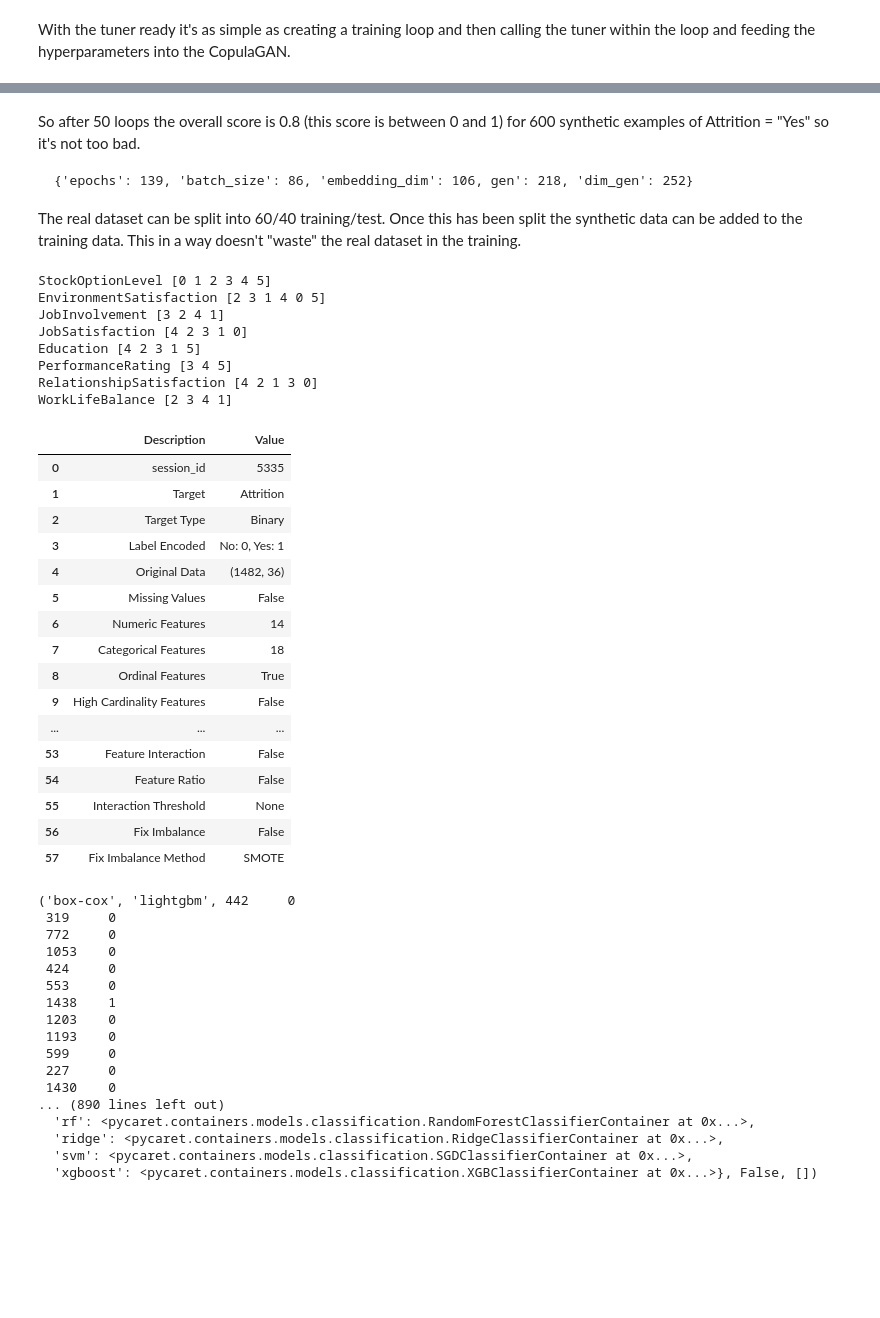
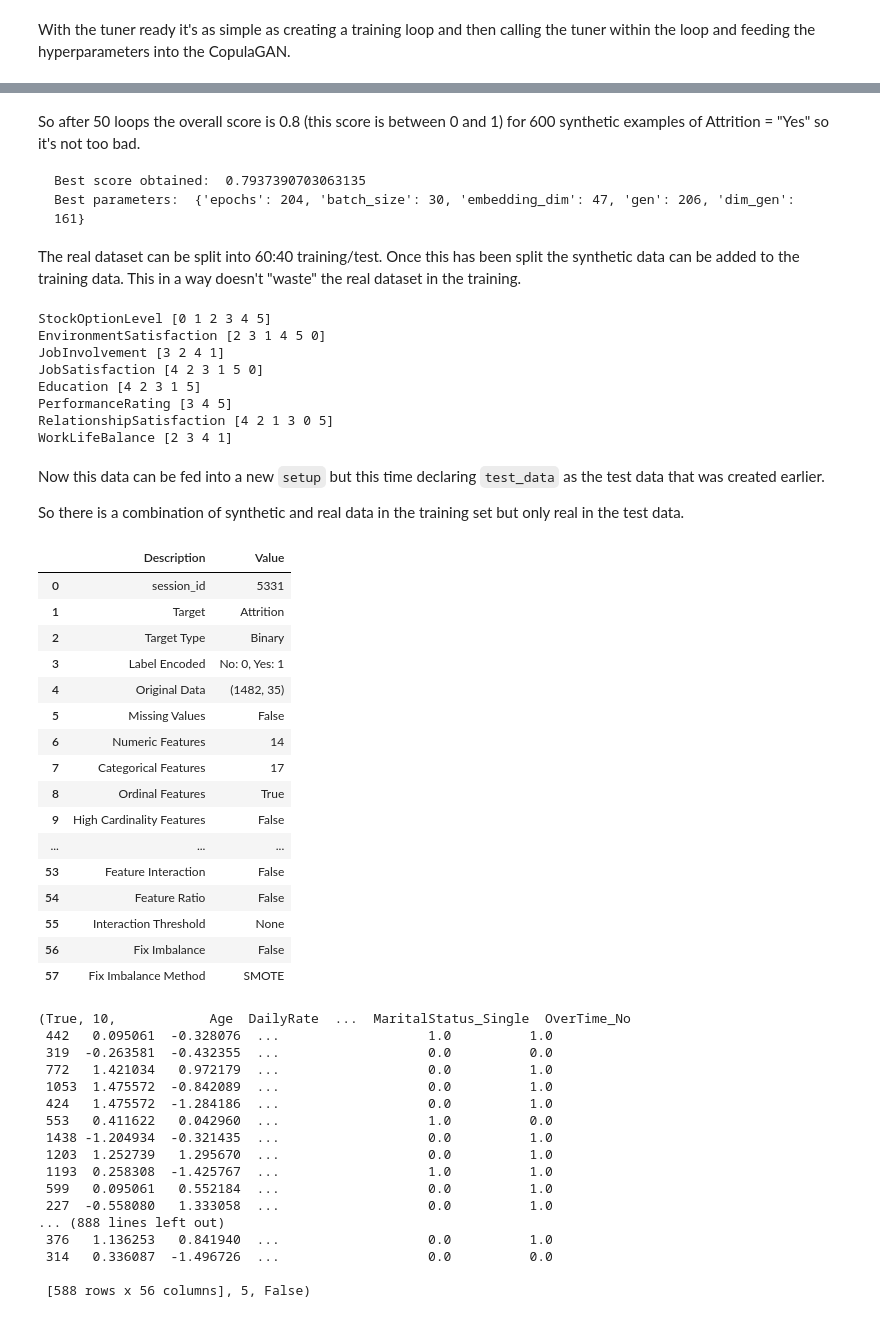
Before and after one commit to Oufattole/HR-Attrition, a Jupyter notebook: Predicting_employee_attrition.ipynb, the cells around one changed output, grey strips where cells are left out. Saved outputs shown, nothing was run; the diff lists cells and outputs as text; code cells hidden in the pictures; blank space fills up the shorter version.

Commit message:
Added model

````diff
--- a/Predicting_employee_attrition.ipynb
+++ b/Predicting_employee_attrition.ipynb
@@ -289,7 +324,7 @@ tuner = GCPTuner(Tunable({
           'batch_size' : hp.IntHyperParam(min = 1, max = 100),
           'embedding_dim' : hp.IntHyperParam(min = 1, max = 200),
           'gen' : hp.IntHyperParam(min = 1, max = 500),
-          'dim_gen' : hp.IntHyperParam(min = 1, max = 500)
+          'dim_gen' : hp.IntHyperParam(min = 1, max = 500),
         }))
 # %% [markdown]
 With the tuner ready it's as simple as creating a training loop and then calling the tuner within the loop and feeding the hyperparameters into the CopulaGAN.
@@ -359,9 +395,10 @@ Best parameters:  {'epochs': 139, 'batch_size': 86, 'embedding_dim': 106, 'gen':
 So after 50 loops the overall score is 0.8 (this score is between 0 and 1) for 600 synthetic examples of Attrition = "Yes" so it's not too bad.
 
 ```
-{'epochs': 139, 'batch_size': 86, 'embedding_dim': 106, gen': 218, 'dim_gen': 252}
+Best score obtained:  0.7937390703063135
+Best parameters:  {'epochs': 204, 'batch_size': 30, 'embedding_dim': 47, 'gen': 206, 'dim_gen': 161}
 ```
-The real dataset can be split into 60/40 training/test. Once this has been split the synthetic data can be added to the training data. This in a way doesn't "waste" the real dataset in the training.
+The real dataset can be split into 60:40 training/test. Once this has been split the synthetic data can be added to the training data. This in a way doesn't "waste" the real dataset in the training.
 # %%
 # Split real data into training + test set
 train, test, target_train, target_test = train_test_split(hr_data.drop("Attrition", axis = 1), hr_data["Attrition"], test_size = 0.4, random_state = 42)
@@ -377,48 +414,52 @@ for feat in list(ord_feats.keys()):
   print(feat, input[feat].unique())
 # %% [output]
 StockOptionLevel [0 1 2 3 4 5]
-EnvironmentSatisfaction [2 3 1 4 0 5]
+EnvironmentSatisfaction [2 3 1 4 5 0]
 JobInvolvement [3 2 4 1]
-JobSatisfaction [4 2 3 1 0]
+JobSatisfaction [4 2 3 1 5 0]
 Education [4 2 3 1 5]
 PerformanceRating [3 4 5]
-RelationshipSatisfaction [4 2 1 3 0]
+RelationshipSatisfaction [4 2 1 3 0 5]
 WorkLifeBalance [2 3 4 1]
 # %%
 ord_feats = {"StockOptionLevel" : ["0", "1", "2", "3", "4", "5"],
              "EnvironmentSatisfaction" : ["0", "1", "2", "3", "4", "5"],
              "JobInvolvement" : ["1", "2", "3", "4"],
-             "JobSatisfaction" : ["0", "1", "2", "3", "4"],
+             "JobSatisfaction" : ["0", "1", "2", "3", "4", "5"],
              "Education" : ["1", "2", "3", "4", "5"],
              "PerformanceRating" : ["3", "4", "5"],
-             "RelationshipSatisfaction" : ["0", "1", "2", "3", "4"],
+             "RelationshipSatisfaction" : ["0", "1", "2", "3", "4", "5"],
              "WorkLifeBalance" : ["1", "2", "3", "4"]}
+# %% [markdown]
+Now this data can be fed into a new `setup` but this time declaring `test_data` as the test data that was created earlier.
+
+So there is a combination of synthetic and real data in the training set but only real in the test data.
 # %%
 # Run pycaret setup
 setup(input,
       target = target,
       test_data = test,
       transformation = True,
-      train_size = 0.7, pca = True,
+      train_size = 0.7,
       numeric_features = cont_feats,
       categorical_features = cat_feats,
       ordinal_features = ord_feats,
       ignore_features = ignore,
       normalize = True,
       normalize_method = "zscore",
       data_split_stratify = True,
       ignore_low_variance = True,
       silent = True)
 # %% [output]
 |  | Description | Value |
-| 0 | session_id | 5335 |
+| 0 | session_id | 5331 |
 | 1 | Target | Attrition |
 | 2 | Target Type | Binary |
 | 3 | Label Encoded | No: 0, Yes: 1 |
-| 4 | Original Data | (1482, 36) |
+| 4 | Original Data | (1482, 35) |
 | 5 | Missing Values | False |
 | 6 | Numeric Features | 14 |
-| 7 | Categorical Features | 18 |
+| 7 | Categorical Features | 17 |
 | 8 | Ordinal Features | True |
 | 9 | High Cardinality Features | False |
 | ... | ... | ... |
@@ -427,23 +468,23 @@ setup(input,
 | 55 | Interaction Threshold | None |
 | 56 | Fix Imbalance | False |
 | 57 | Fix Imbalance Method | SMOTE |
-('box-cox', 'lightgbm', 442     0
- 319     0
- 772     0
- 1053    0
- 424     0
- 553     0
- 1438    1
- 1203    0
- 1193    0
- 599     0
- 227     0
- 1430    0
-... (890 lines left out)
-  'rf': <pycaret.containers.models.classification.RandomForestClassifierContainer at 0x...>,
-  'ridge': <pycaret.containers.models.classification.RidgeClassifierContainer at 0x...>,
-  'svm': <pycaret.containers.models.classification.SGDClassifierContainer at 0x...>,
-  'xgboost': <pycaret.containers.models.classification.XGBClassifierContainer at 0x...>}, False, [])
+(True, 10,            Age  DailyRate  ...  MaritalStatus_Single  OverTime_No
+ 442   0.095061  -0.328076  ...                   1.0          1.0
+ 319  -0.263581  -0.432355  ...                   0.0          0.0
+ 772   1.421034   0.972179  ...                   0.0          1.0
+ 1053  1.475572  -0.842089  ...                   0.0          1.0
+ 424   1.475572  -1.284186  ...                   0.0          1.0
+ 553   0.411622   0.042960  ...                   1.0          0.0
+ 1438 -1.204934  -0.321435  ...                   0.0          1.0
+ 1203  1.252739   1.295670  ...                   0.0          1.0
+ 1193  0.258308  -1.425767  ...                   1.0          1.0
+ 599   0.095061   0.552184  ...                   0.0          1.0
+ 227  -0.558080   1.333058  ...                   0.0          1.0
+... (888 lines left out)
+ 376   1.136253   0.841940  ...                   0.0          1.0
+ 314   0.336087  -1.496726  ...                   0.0          0.0
+
+ [588 rows x 56 columns], 5, False)
 # %%
 compare_models(sort = "AUC")
 # %% [output]
````
Also changed, not shown: parts of 13 cells of this notebook.
